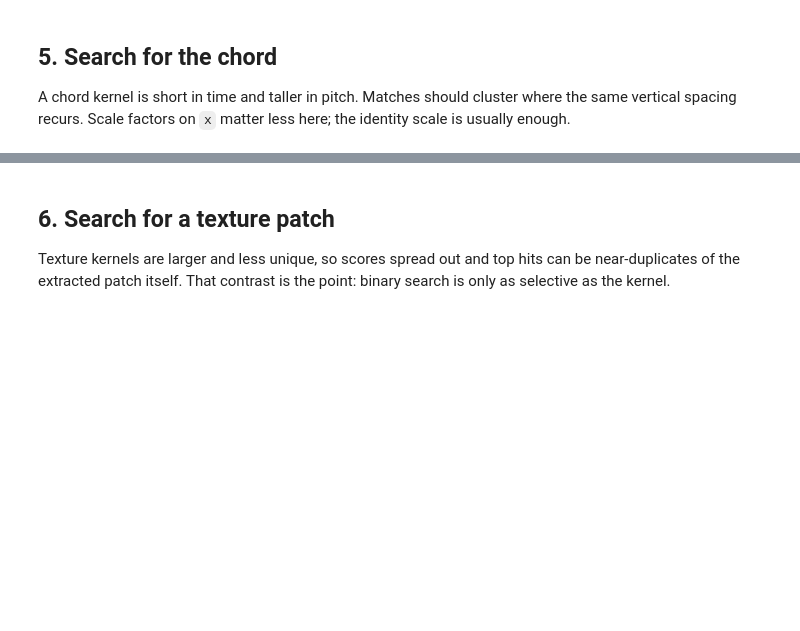
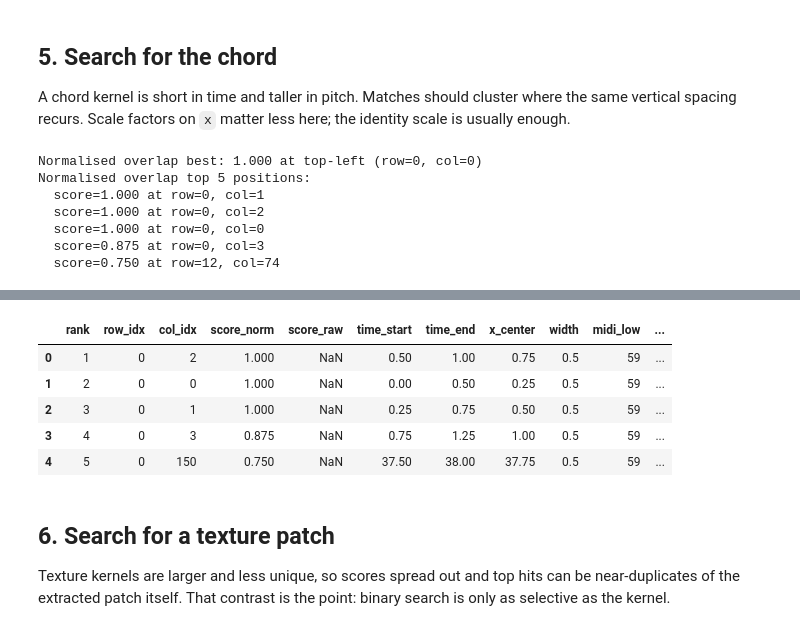
Before and after one commit to egorpol/camat_v2, a Jupyter notebook: notebooks/binary_pattern_search.ipynb, the cells around one changed output, grey strips where cells are left out. Saved outputs shown, nothing was run; the diff lists cells and outputs as text; code cells hidden in the pictures; blank space fills up the shorter version.

```diff
--- a/notebooks/binary_pattern_search.ipynb
+++ b/notebooks/binary_pattern_search.ipynb
@@ -334,6 +422,7 @@ else:
         metrics_to_run=["normalized_overlap"],
         stride_y=1,
         stride_x=1,
+        padding=PADDING,
         kernel_scale_factors=[1.0],
         kernel_scale_axes=["x"],
         binarize_scaled_kernel=True,
@@ -354,3 +443,11 @@ else:
         show=True,
     )
     display(df_matches)
+# %% [output]
+Normalised overlap best: 1.000 at top-left (row=0, col=0)
+Normalised overlap top 5 positions:
+  score=1.000 at row=0, col=1
+  score=1.000 at row=0, col=2
+  score=1.000 at row=0, col=0
+  score=0.875 at row=0, col=3
+  score=0.750 at row=12, col=74
@@ -357,3 +456,9 @@ else:
+|  | rank | row_idx | col_idx | score_norm | score_raw | time_start | time_end | x_center | width | midi_low | ... |
+| 0 | 1 | 0 | 2 | 1.000 | NaN | 0.50 | 1.00 | 0.75 | 0.5 | 59 | ... |
+| 1 | 2 | 0 | 0 | 1.000 | NaN | 0.00 | 0.50 | 0.25 | 0.5 | 59 | ... |
+| 2 | 3 | 0 | 1 | 1.000 | NaN | 0.25 | 0.75 | 0.50 | 0.5 | 59 | ... |
+| 3 | 4 | 0 | 3 | 0.875 | NaN | 0.75 | 1.25 | 1.00 | 0.5 | 59 | ... |
+| 4 | 5 | 0 | 150 | 0.750 | NaN | 37.50 | 38.00 | 37.75 | 0.5 | 59 | ... |
 # %% [markdown]
 ## 6. Search for a texture patch
 
```
Also changed, not shown: parts of 9 cells of this notebook, 9 other files.
